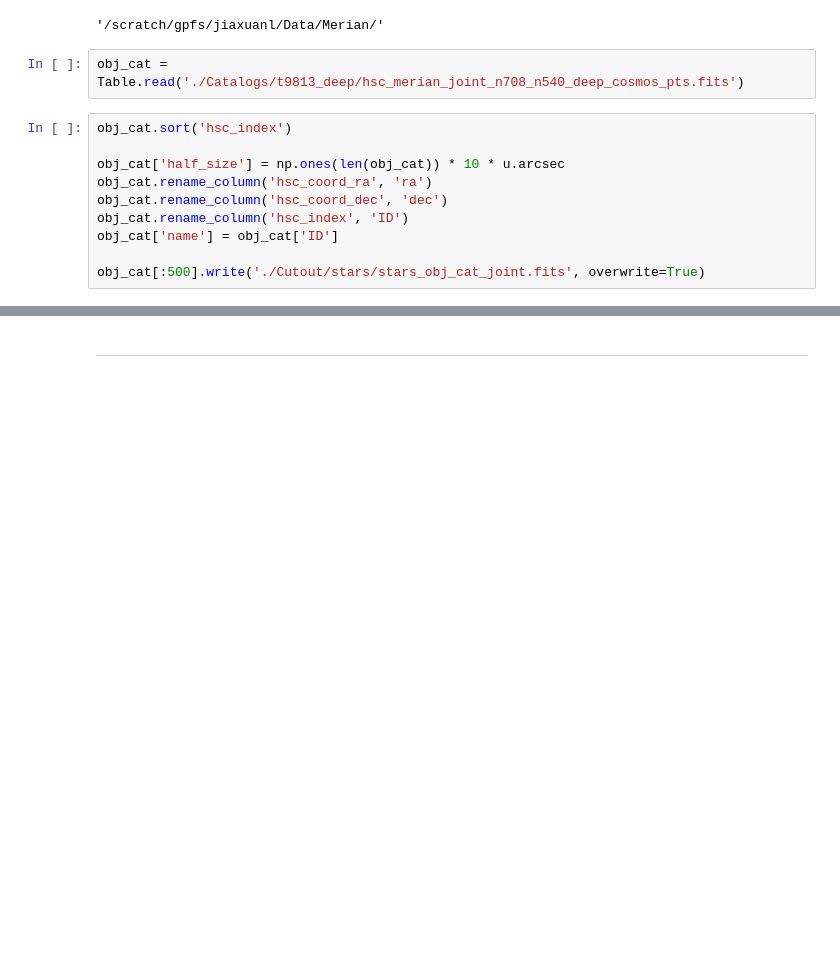
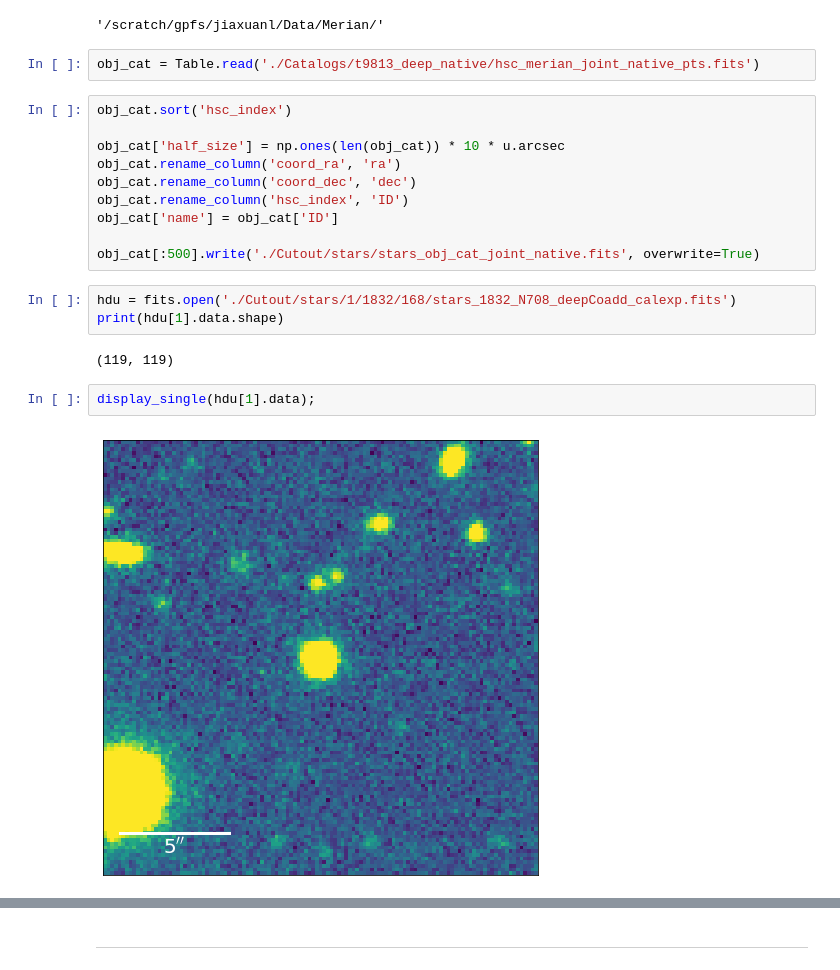
Before and after one commit to MerianSurvey/lambo, a Jupyter notebook: notebooks/stars/debug-Merian-raw-data-process-stars.ipynb, the cells around one changed output, grey strips where cells are left out. Cells and saved outputs as stored; diff of their text form; blank space fills up the shorter version.

Commit message:
star tests on native pix

```diff
--- a/notebooks/stars/debug-Merian-raw-data-process-stars.ipynb
+++ b/notebooks/stars/debug-Merian-raw-data-process-stars.ipynb
@@ -42,14 +39,23 @@ kuaizi.set_env(project='Merian', name='', data_dir='/scratch/gpfs/jiaxuanl/Data'
 # %% [output]
 '/scratch/gpfs/jiaxuanl/Data/Merian/'
 # %%
-obj_cat = Table.read('./Catalogs/t9813_deep/hsc_merian_joint_n708_n540_deep_cosmos_pts.fits')
+obj_cat = Table.read('./Catalogs/t9813_deep_native/hsc_merian_joint_native_pts.fits')
 # %%
 obj_cat.sort('hsc_index')
 
 obj_cat['half_size'] = np.ones(len(obj_cat)) * 10 * u.arcsec
-obj_cat.rename_column('hsc_coord_ra', 'ra')
-obj_cat.rename_column('hsc_coord_dec', 'dec')
+obj_cat.rename_column('coord_ra', 'ra')
+obj_cat.rename_column('coord_dec', 'dec')
 obj_cat.rename_column('hsc_index', 'ID')
 obj_cat['name'] = obj_cat['ID']
 
-obj_cat[:500].write('./Cutout/stars/stars_obj_cat_joint.fits', overwrite=True)
+obj_cat[:500].write('./Cutout/stars/stars_obj_cat_joint_native.fits', overwrite=True)
+# %%
+hdu = fits.open('./Cutout/stars/1/1832/168/stars_1832_N708_deepCoadd_calexp.fits')
+print(hdu[1].data.shape)
+# %% [output]
+(119, 119)
+# %%
+display_single(hdu[1].data);
+# %% [output]
+[figure, added]
```
Also changed, not shown: parts of 3 cells of this notebook, 13 other files.
